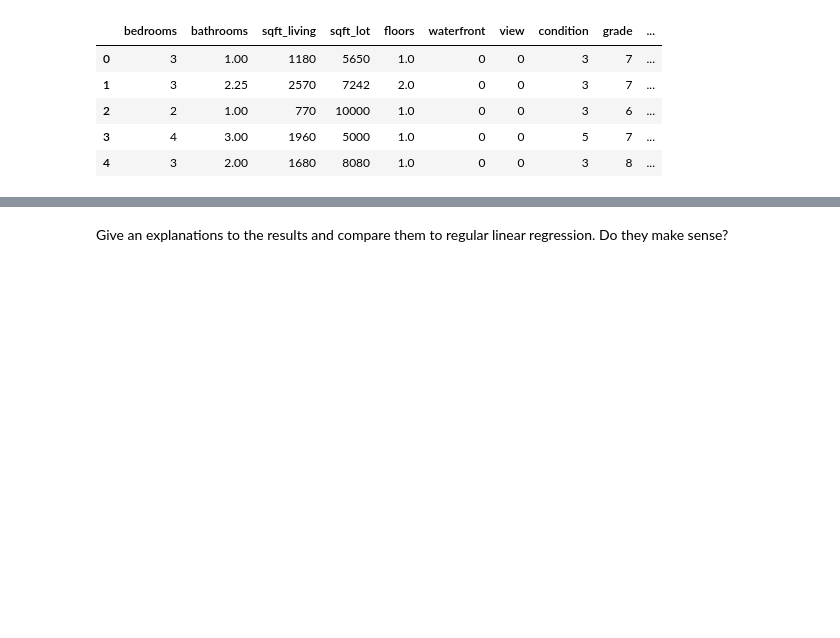
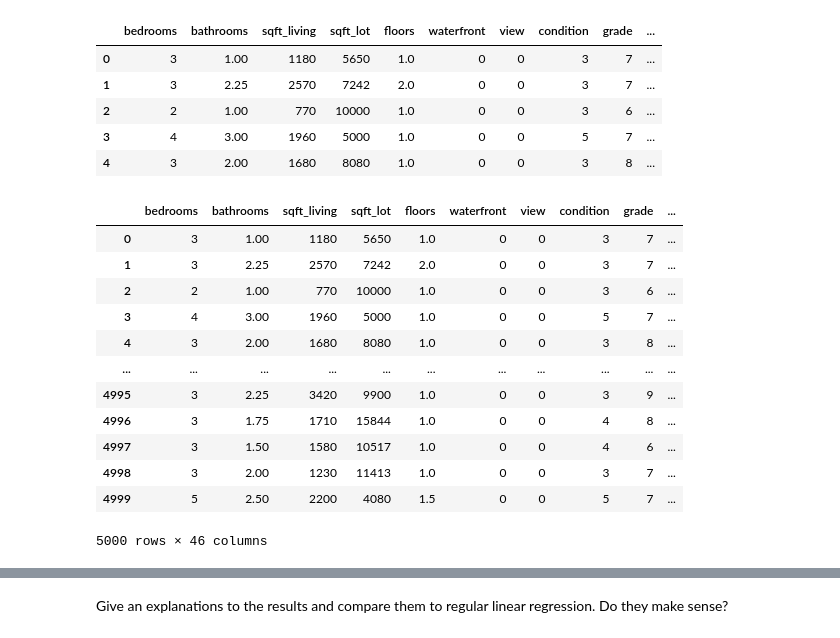
Before and after one commit to RoyR-IDC/MachineLearningFromData, a Jupyter notebook: HW1/hwa1.ipynb, the cells around one changed output, grey strips where cells are left out. Cells and saved outputs as stored; diff of their text form; code cells hidden in the pictures; blank space fills up the shorter version.

```diff
--- a/HW1/hwa1.ipynb
+++ b/HW1/hwa1.ipynb
@@ -649,0 +704,18 @@ all_features.head(5)
+# %%
+nunique = all_features.nunique()
+cols_to_drop = nunique[nunique == 1].index
+all_features.drop(cols_to_drop, axis=1)
+# %% [output]
+|  | bedrooms | bathrooms | sqft_living | sqft_lot | floors | waterfront | view | condition | grade | ... |
+| 0 | 3 | 1.00 | 1180 | 5650 | 1.0 | 0 | 0 | 3 | 7 | ... |
+| 1 | 3 | 2.25 | 2570 | 7242 | 2.0 | 0 | 0 | 3 | 7 | ... |
+| 2 | 2 | 1.00 | 770 | 10000 | 1.0 | 0 | 0 | 3 | 6 | ... |
+| 3 | 4 | 3.00 | 1960 | 5000 | 1.0 | 0 | 0 | 5 | 7 | ... |
+| 4 | 3 | 2.00 | 1680 | 8080 | 1.0 | 0 | 0 | 3 | 8 | ... |
+| ... | ... | ... | ... | ... | ... | ... | ... | ... | ... | ... |
+| 4995 | 3 | 2.25 | 3420 | 9900 | 1.0 | 0 | 0 | 3 | 9 | ... |
+| 4996 | 3 | 1.75 | 1710 | 15844 | 1.0 | 0 | 0 | 4 | 8 | ... |
+| 4997 | 3 | 1.50 | 1580 | 10517 | 1.0 | 0 | 0 | 4 | 6 | ... |
+| 4998 | 3 | 2.00 | 1230 | 11413 | 1.0 | 0 | 0 | 3 | 7 | ... |
+| 4999 | 5 | 2.50 | 2200 | 4080 | 1.5 | 0 | 0 | 5 | 7 | ... |
+5000 rows × 46 columns
```
Also changed, not shown: parts of 22 cells of this notebook, 1 other file.
